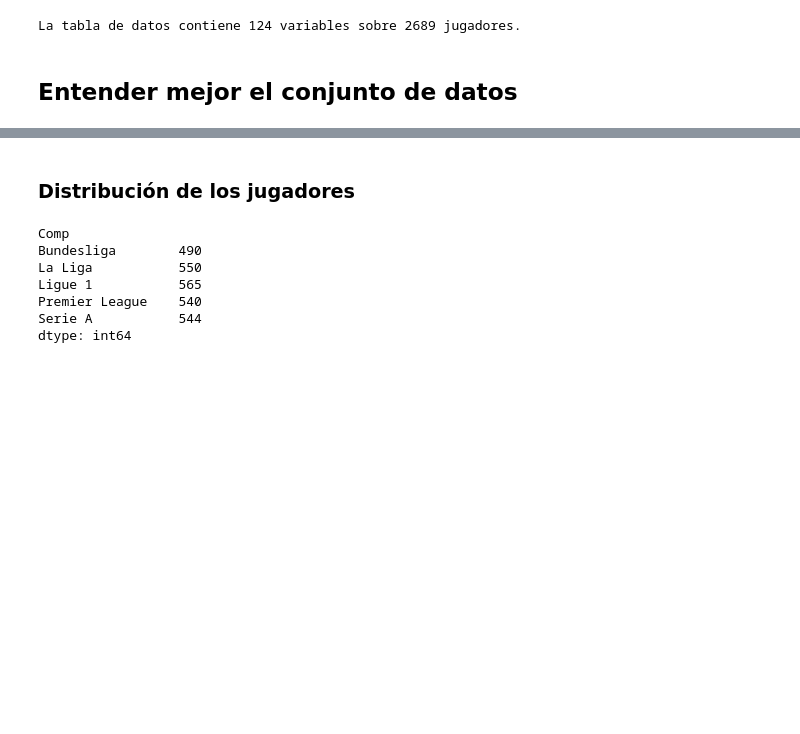
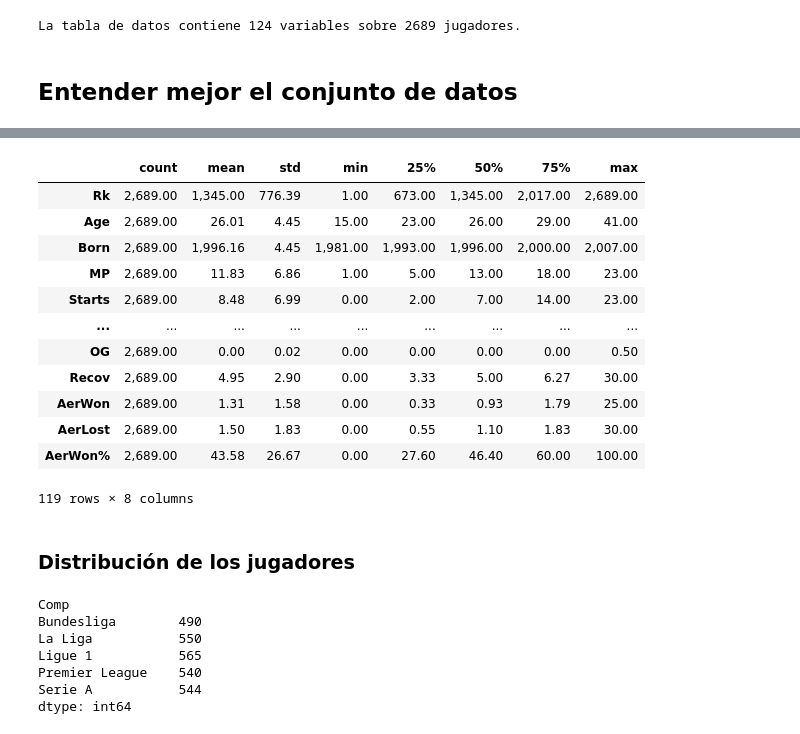
Before and after one commit to clementcollin99/football-players-analysis, a Jupyter notebook: pca_clustering.ipynb, the cells around one changed output, grey strips where cells are left out. Cells and saved outputs as stored; diff of their text form; code cells hidden in the pictures; blank space fills up the shorter version.

```diff
--- a/pca_clustering.ipynb
+++ b/pca_clustering.ipynb
@@ -40,6 +47,20 @@ df.info()
 # %%
-pd.set_option('float_format', '{:f}'.format)
+pd.set_option('float_format', '{:,.2f}'.format)
 df.describe().T
+# %% [output]
+|  | count | mean | std | min | 25% | 50% | 75% | max |
+| Rk | 2,689.00 | 1,345.00 | 776.39 | 1.00 | 673.00 | 1,345.00 | 2,017.00 | 2,689.00 |
+| Age | 2,689.00 | 26.01 | 4.45 | 15.00 | 23.00 | 26.00 | 29.00 | 41.00 |
+| Born | 2,689.00 | 1,996.16 | 4.45 | 1,981.00 | 1,993.00 | 1,996.00 | 2,000.00 | 2,007.00 |
+| MP | 2,689.00 | 11.83 | 6.86 | 1.00 | 5.00 | 13.00 | 18.00 | 23.00 |
+| Starts | 2,689.00 | 8.48 | 6.99 | 0.00 | 2.00 | 7.00 | 14.00 | 23.00 |
+| ... | ... | ... | ... | ... | ... | ... | ... | ... |
+| OG | 2,689.00 | 0.00 | 0.02 | 0.00 | 0.00 | 0.00 | 0.00 | 0.50 |
+| Recov | 2,689.00 | 4.95 | 2.90 | 0.00 | 3.33 | 5.00 | 6.27 | 30.00 |
+| AerWon | 2,689.00 | 1.31 | 1.58 | 0.00 | 0.33 | 0.93 | 1.79 | 25.00 |
+| AerLost | 2,689.00 | 1.50 | 1.83 | 0.00 | 0.55 | 1.10 | 1.83 | 30.00 |
+| AerWon% | 2,689.00 | 43.58 | 26.67 | 0.00 | 27.60 | 46.40 | 60.00 | 100.00 |
+119 rows × 8 columns
 # %% [markdown]
 ### Distribución de los jugadores
 # %%
```
Also changed, not shown: parts of 16 cells of this notebook, 7 other files.
